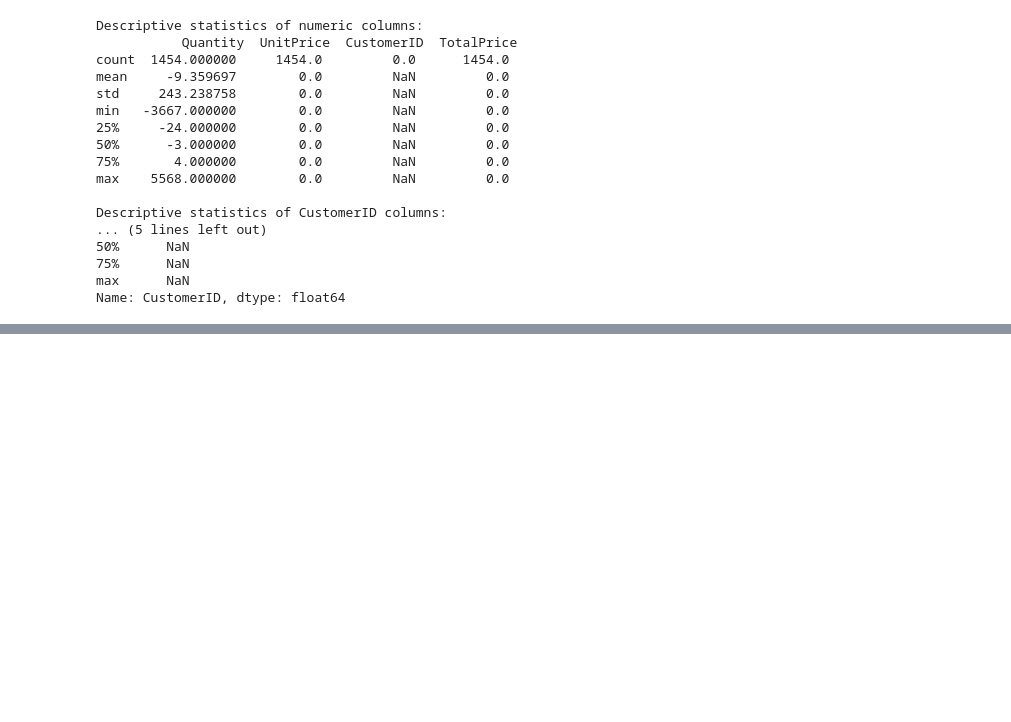
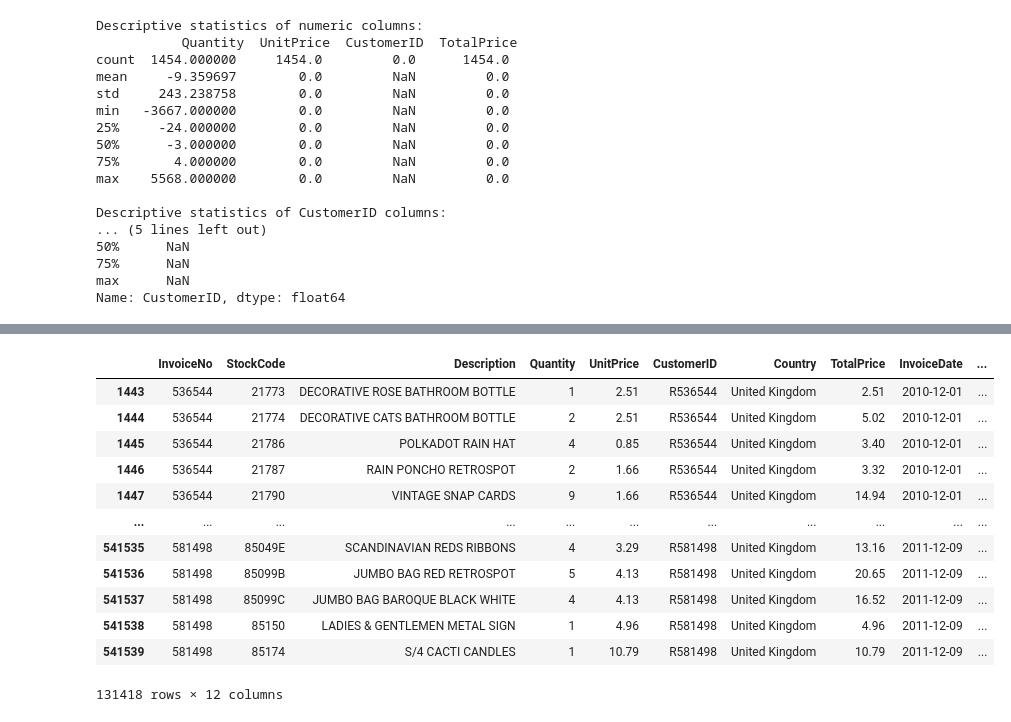
Before and after one commit to askasian/PROJECTS, a Jupyter notebook: DATA_SCI/Pandas/15.ECommerce.ipynb, the cells around one changed output, grey strips where cells are left out. Cells and saved outputs as stored; diff of their text form; code cells hidden in the pictures; blank space fills up the shorter version.

```diff
--- a/DATA_SCI/Pandas/15.ECommerce.ipynb
+++ b/DATA_SCI/Pandas/15.ECommerce.ipynb
@@ -356,0 +525,7 @@ Name: CustomerID, dtype: float64
+# %%
+#3. Remove rows that contain problematic description and UnitPrice=0 into a new file.
+ecom.weird=ecom1[(ecom1.CustomerID.isnull()) & (ecom1['UnitPrice']==0)]
+print(ecom.weird.shape)
+ecom.weird.to_csv('weird description and or unitprice.csv',index=False)
+ecom1=ecom1[~((ecom1.CustomerID.isnull()) & (ecom1['UnitPrice']==0))]
+print(ecom1.shape)
@@ -356,0 +535,8 @@ Name: CustomerID, dtype: float64
+# %%
+#4. to remove Cancelled transactions into a separate dataset
+ecom.Cancel=ecom1[ecom1['invoiceno_letter1']=='C']
+print(ecom.Cancel.shape)
+ecom.Cancel.to_csv('Cancelled Transactions v2.csv',index=False)
+ecom1=ecom1[ecom1['invoiceno_letter1']!='C']
+print(ecom1.shape)
+#we have 9251 row of cancelled transaction
@@ -356,0 +546,6 @@ Name: CustomerID, dtype: float64
+# %%
+#1. Assign value to our missing customerID based on the Invoice Number
+ecom1["CustomerID"].fillna("R"+ecom1["InvoiceNo"], inplace=True)
+ecom.CustomerID.value_counts(sort=True)
+NewID = ecom1.groupby(['CustomerID','Description']).sum()
+NewID.head()
@@ -356,0 +572,8 @@ Name: CustomerID, dtype: float64
+# %%
+#we check if our problematic Description got removed by the drop negative and zero unit price
+from IPython.display import display, HTML
+
+ecom1.prob=ecom1[ecom1['Description'].str.contains("^[a-z]|\\?",case=True, na=False)]
+ecom1.prob1=ecom1.prob.Description.str.split(expand=True).stack().value_counts().to_frame().reset_index()
+HTML(ecom1.prob1.to_html())
+#Our hypothesis is true as all the problematic description also got removed by our previous droping actvities
@@ -356,0 +610,17 @@ Name: CustomerID, dtype: float64
+# %%
+#Check if our new customer ID that been assigned with "R" + InvoiceNo
+ecom1[ecom1['CustomerID'].str.contains("R",case=False, na=False)]
+# %% [output]
+|  | InvoiceNo | StockCode | Description | Quantity | UnitPrice | CustomerID | Country | TotalPrice | InvoiceDate | ... |
+| 1443 | 536544 | 21773 | DECORATIVE ROSE BATHROOM BOTTLE | 1 | 2.51 | R536544 | United Kingdom | 2.51 | 2010-12-01 | ... |
+| 1444 | 536544 | 21774 | DECORATIVE CATS BATHROOM BOTTLE | 2 | 2.51 | R536544 | United Kingdom | 5.02 | 2010-12-01 | ... |
+| 1445 | 536544 | 21786 | POLKADOT RAIN HAT | 4 | 0.85 | R536544 | United Kingdom | 3.40 | 2010-12-01 | ... |
+| 1446 | 536544 | 21787 | RAIN PONCHO RETROSPOT | 2 | 1.66 | R536544 | United Kingdom | 3.32 | 2010-12-01 | ... |
+| 1447 | 536544 | 21790 | VINTAGE SNAP CARDS | 9 | 1.66 | R536544 | United Kingdom | 14.94 | 2010-12-01 | ... |
+| ... | ... | ... | ... | ... | ... | ... | ... | ... | ... | ... |
+| 541535 | 581498 | 85049E | SCANDINAVIAN REDS RIBBONS | 4 | 3.29 | R581498 | United Kingdom | 13.16 | 2011-12-09 | ... |
+| 541536 | 581498 | 85099B | JUMBO BAG RED RETROSPOT | 5 | 4.13 | R581498 | United Kingdom | 20.65 | 2011-12-09 | ... |
+| 541537 | 581498 | 85099C | JUMBO BAG BAROQUE BLACK WHITE | 4 | 4.13 | R581498 | United Kingdom | 16.52 | 2011-12-09 | ... |
+| 541538 | 581498 | 85150 | LADIES & GENTLEMEN METAL SIGN | 1 | 4.96 | R581498 | United Kingdom | 4.96 | 2011-12-09 | ... |
+| 541539 | 581498 | 85174 | S/4 CACTI CANDLES | 1 | 10.79 | R581498 | United Kingdom | 10.79 | 2011-12-09 | ... |
+131418 rows × 12 columns
```
Also changed, not shown: parts of 32 cells of this notebook, 4 other files.
